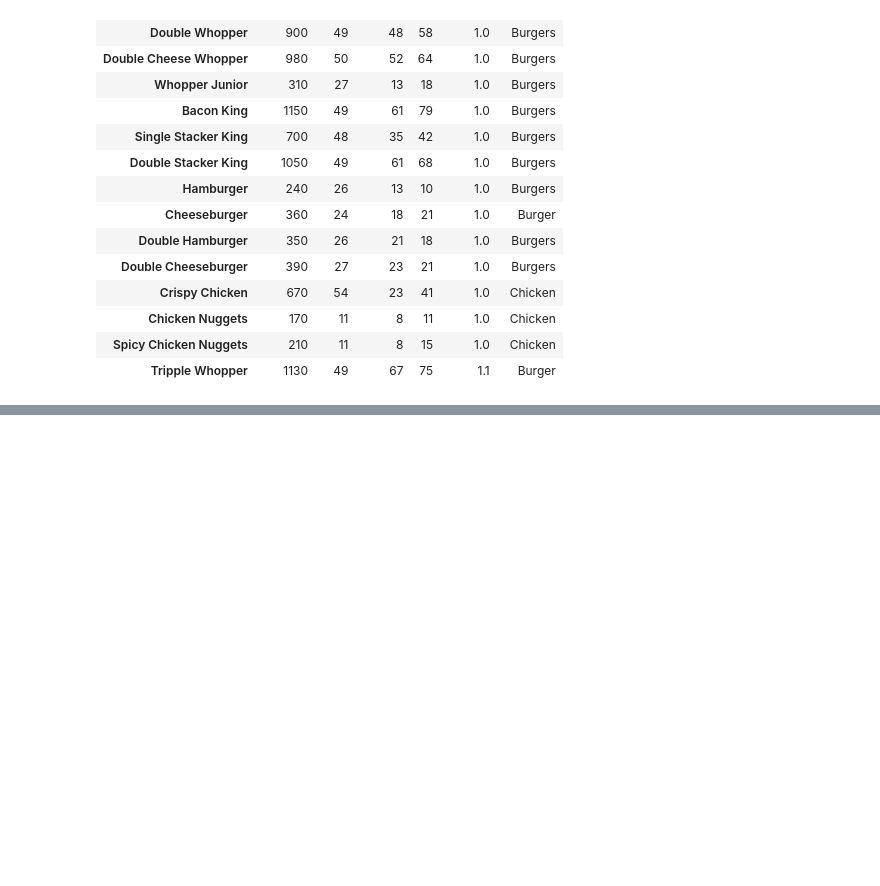
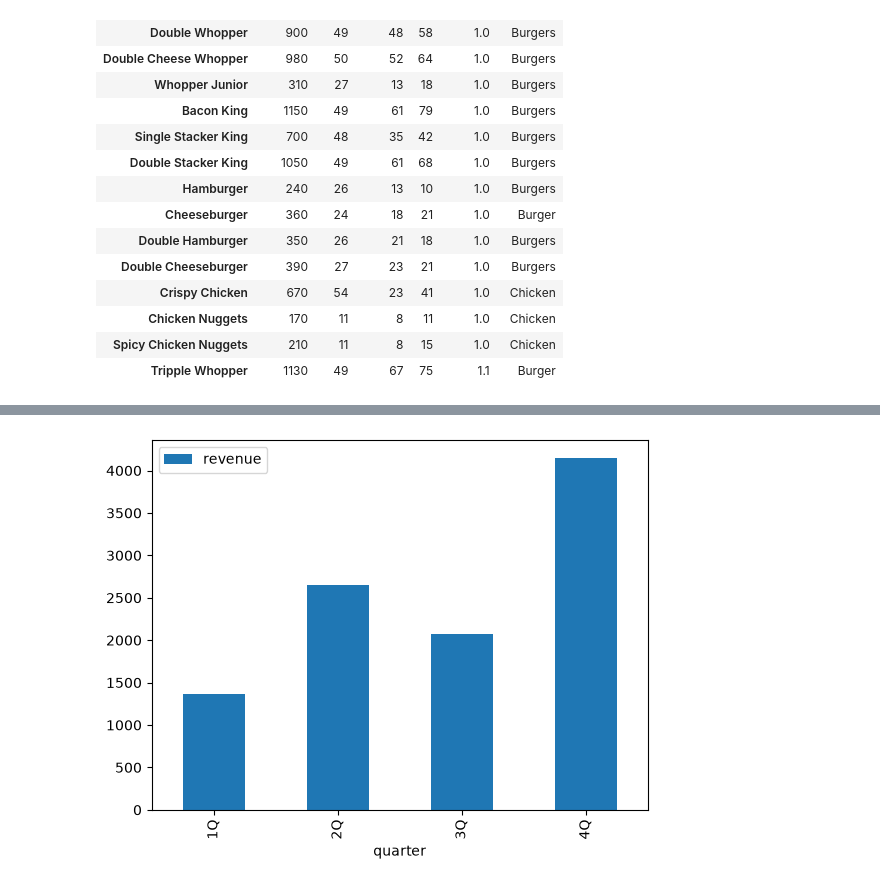
Before and after one commit to hyeonn31/Python_Study, a Jupyter notebook: 04. burger.ipynb, the cells around one changed output, grey strips where cells are left out. Cells and saved outputs as stored; diff of their text form; code cells hidden in the pictures; blank space fills up the shorter version.

```diff
--- a/04. burger.ipynb
+++ b/04. burger.ipynb
@@ -402,0 +489,5 @@ burger_df
+# %%
+sales_df.plot(x='quarter', y= 'revenue',kind='bar')
+plt.show()
+# %% [output]
+[figure, added]
```
Also changed, not shown: parts of 10 cells of this notebook, 33 other files.
